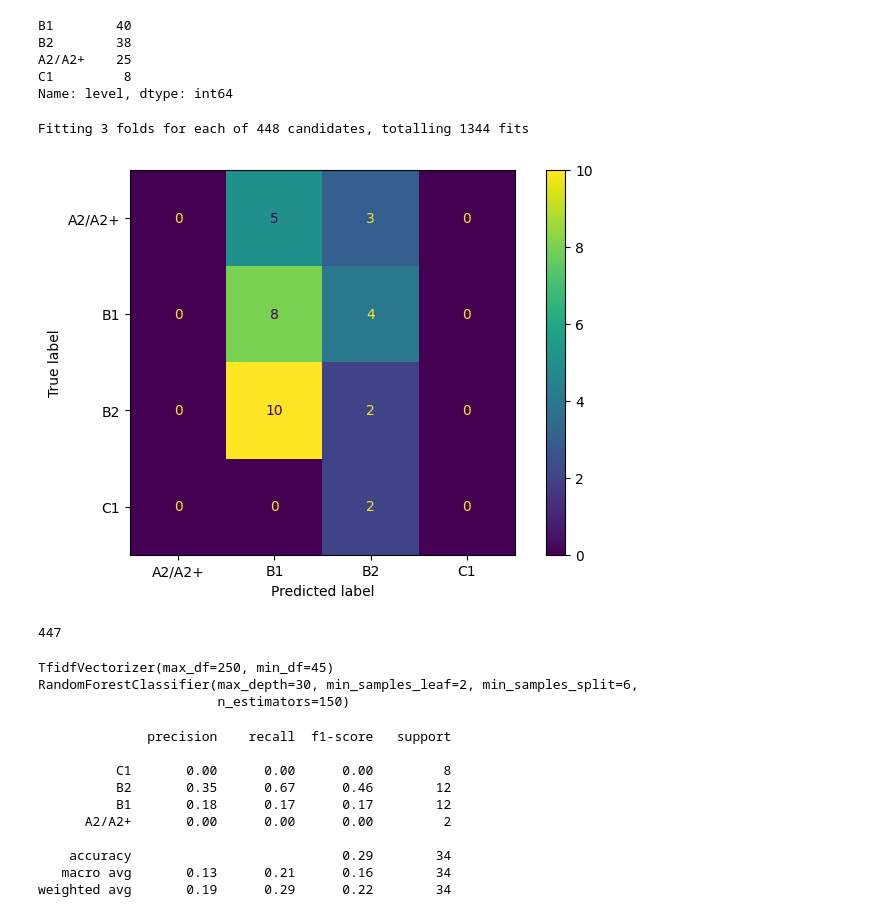
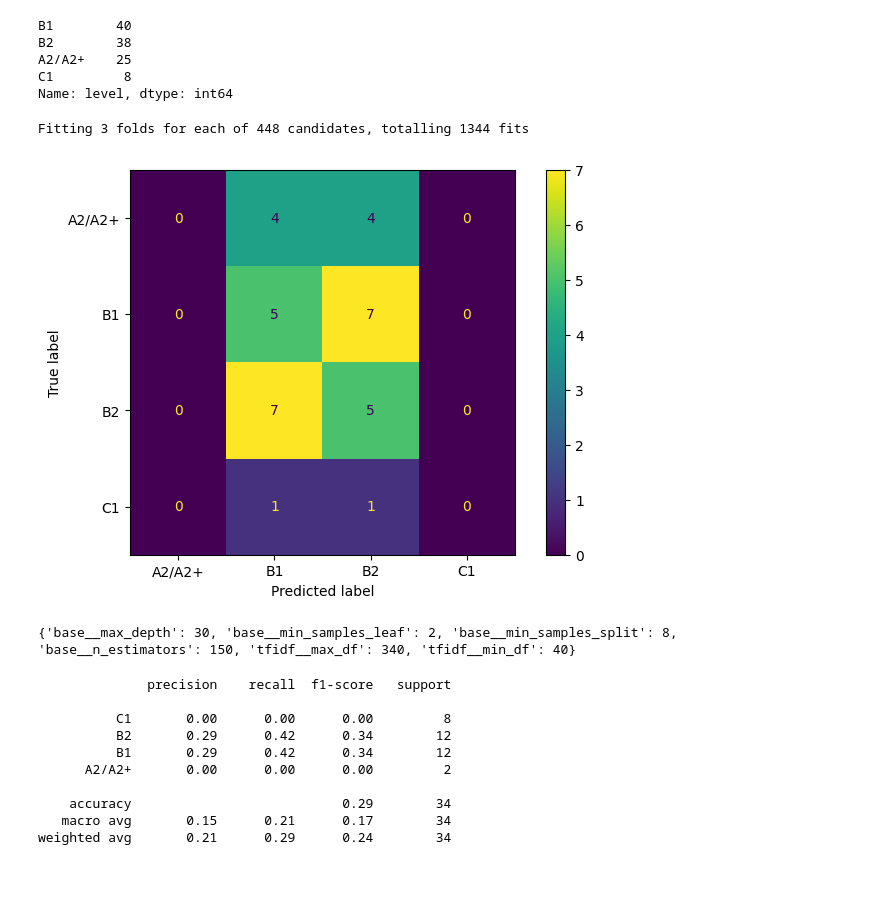
Before and after one commit to kirillva/workshop02, a Jupyter notebook: subtitles.ipynb, the cells around one changed output. Saved outputs shown, nothing was run; the diff lists cells and outputs as text; code cells hidden in the pictures; blank space fills up the shorter version.

```diff
--- a/subtitles.ipynb
+++ b/subtitles.ipynb
@@ -175,7 +175,7 @@ def search_best_estimator(pipeline, param_grid, x, y):
         verbose=2
     )
     _ = hrs.fit(x, y)
-    return hrs.best_estimator_
+    return hrs.best_estimator_, hrs.best_params_
 # %%
 def plot_confusion_matrix(y_test, y_preds, model):
     fig, ax = plt.subplots(figsize=(8,5))
@@ -224,41 +224,35 @@ words = pd.read_csv(f'Parsed/words.csv', index_col=[0])
 # %%
 x, y = df_films_splitted['content'].tolist(), df_films_splitted['level'].tolist()
 
 # vocabulary=words['name'].str.strip().str.lower().unique()
 pipeline = Pipeline(
     steps = [("tfidf", TfidfVectorizer() ),("base", RandomForestClassifier() )]
 )
 
 param_grid = {
     "tfidf__min_df": [i for i in range(30,50,5)],
     "tfidf__max_df": [i for i in range(100,500,30)],
-    "base__n_estimators": [i for i in range(150,250,50)],
-    "base__max_depth": [i for i in range(25,35,5)],
-    "base__min_samples_split":[i for i in range(6,10,2)],
-    "base__min_samples_leaf": [2],
+    # "base__n_estimators": [i for i in range(150,250,50)],
+    # "base__max_depth": [i for i in range(25,35,5)],
+    # "base__min_samples_split":[i for i in range(6,10,2)],
+    # "base__min_samples_leaf": [2],
 }
 
-estimator = search_best_estimator(pipeline, param_grid, x, y)
+estimator, best_params = search_best_estimator(pipeline, param_grid, x, y)
 
 X_train, X_test, y_train, y_test = train_test_split(
     x, y, random_state=42, test_size=0.3, stratify=y
 )
 estimator.fit(X_train, y_train)
 y_preds = estimator.predict(X_test)
 plot_confusion_matrix(y_test, y_preds, estimator)
 
-print(len(list(estimator[0].vocabulary_)))
+# print(len(list(estimator[0].vocabulary_)))
+print(best_params)
 # %% [output]
 Fitting 3 folds for each of 448 candidates, totalling 1344 fits
-[figure, old version]
+[figure, new version]
-447
+{'base__max_depth': 30, 'base__min_samples_leaf': 2, 'base__min_samples_split': 8, 'base__n_estimators': 150, 'tfidf__max_df': 340, 'tfidf__min_df': 40}
-# %%
-print(estimator[0])
-print(estimator[1])
-# %% [output]
-TfidfVectorizer(max_df=250, min_df=45)
-RandomForestClassifier(max_depth=30, min_samples_leaf=2, min_samples_split=6,
-                       n_estimators=150)
 # %%
 report = classification_report(y_test, y_preds, target_names=[
     'C1',
@@ -271,13 +265,13 @@ print(report)
               precision    recall  f1-score   support
 
           C1       0.00      0.00      0.00         8
-          B2       0.35      0.67      0.46        12
-          B1       0.18      0.17      0.17        12
+          B2       0.29      0.42      0.34        12
+          B1       0.29      0.42      0.34        12
       A2/A2+       0.00      0.00      0.00         2
 
     accuracy                           0.29        34
-   macro avg       0.13      0.21      0.16        34
-weighted avg       0.19      0.29      0.22        34
+   macro avg       0.15      0.21      0.17        34
+weighted avg       0.21      0.29      0.24        34
 # %%
 print( f' Model F1-score: {f1_score(y_test, y_preds, average="weighted")}' )
 # %% [output]
```
Also changed, not shown: parts of 11 cells of this notebook, 1 other file.
